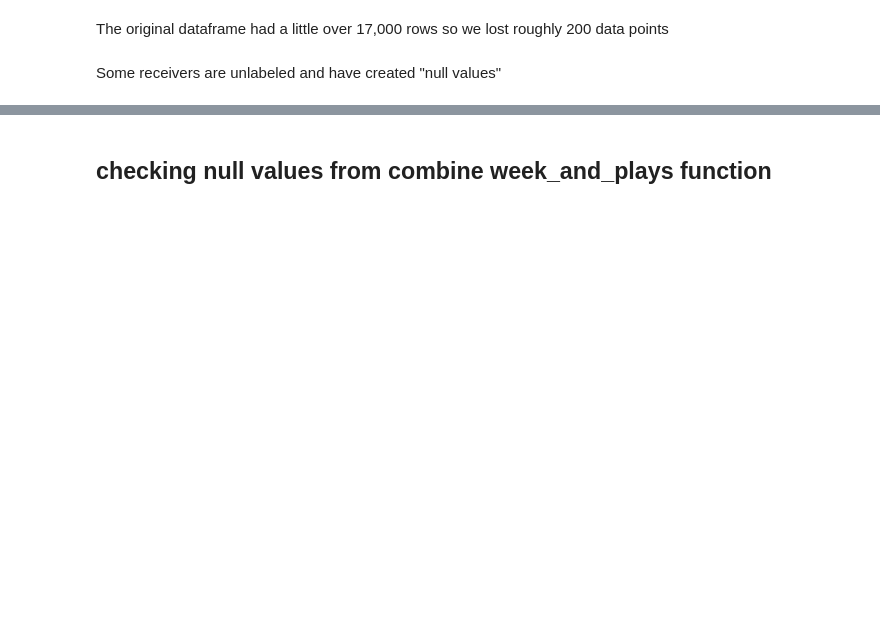
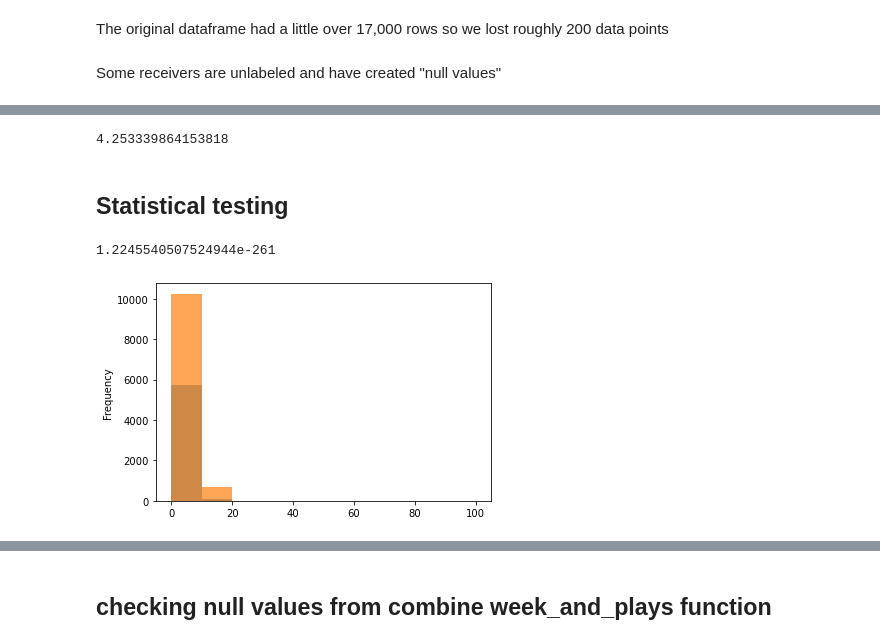
Before and after one commit to Fourth-and-Four/NFL-Big-Data-Bowl-2021, a Jupyter notebook: gn_phase2.ipynb, the cells around one changed output, grey strips where cells are left out. Saved outputs shown, nothing was run; the diff lists cells and outputs as text; code cells hidden in the pictures; blank space fills up the shorter version.

Commit message:
adding edits to graphs"

```diff
--- a/gn_phase2.ipynb
+++ b/gn_phase2.ipynb
@@ -90,0 +77,2 @@ df
+# %%
+df = pd.read_csv('final.csv', index_col = [0])
@@ -113,0 +167,6 @@ df[df.closest_dist == 0]
+# %%
+df[df.pass_stopped == 0].closest_dist.median()
+# %% [output]
+4.253339864153818
+# %% [markdown]
+## Statistical testing
@@ -113,0 +177,15 @@ df[df.closest_dist == 0]
+# %%
+pass_stopped = df[df.pass_stopped == 1]
+pass_completed = df[df.pass_stopped == 0]
+
+t, p = stats.ttest_ind(pass_stopped.closest_dist, pass_completed.closest_dist)
+p
+# %% [output]
+1.2245540507524944e-261
+# %%
+ax = df[df.pass_stopped == 1].closest_dist.plot.hist(label='time=one', alpha=.7)
+df[df.pass_stopped == 0].closest_dist.plot.hist(label='time=two',ax=ax, alpha=.7)
+ax.legend
+plt.show()
+# %% [output]
+[figure, added]
```
Also changed, not shown: parts of 29 cells of this notebook.
